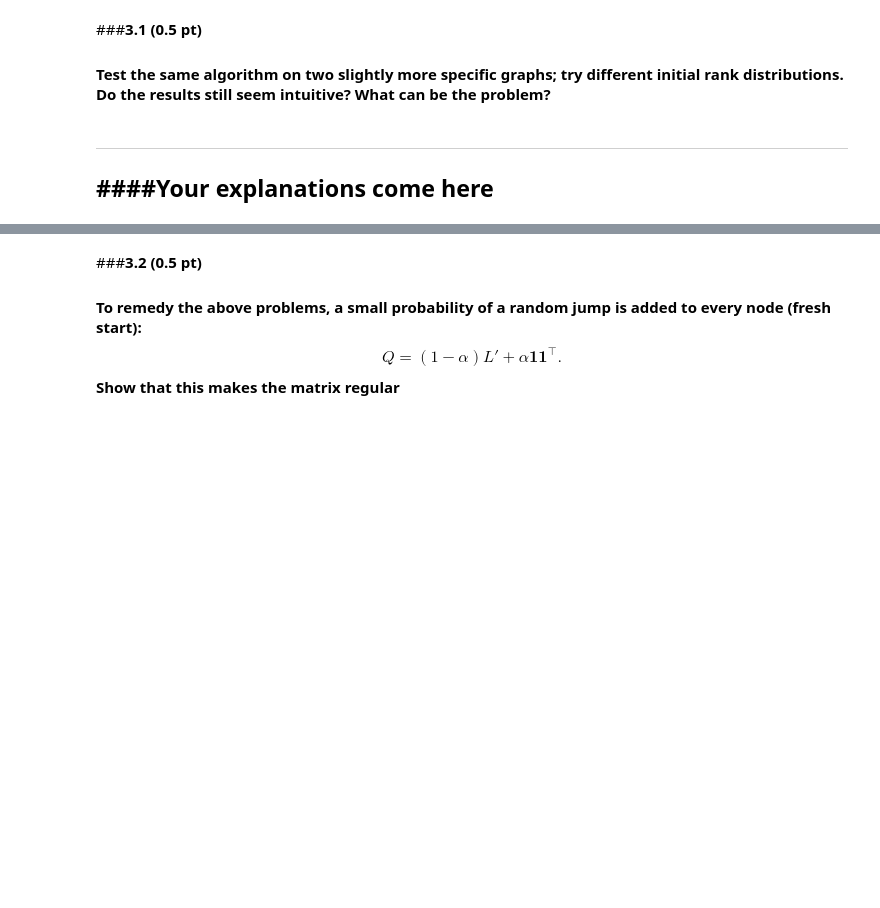
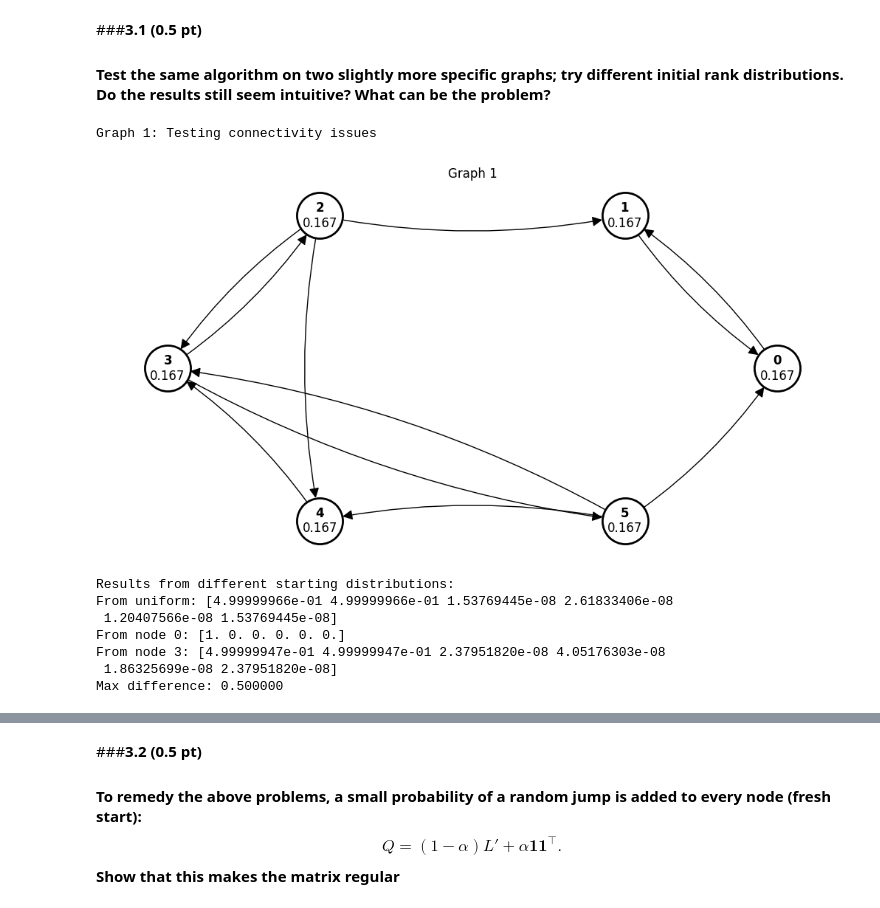
Before and after one commit to nuinashco/LinearAlgebra-UCU, a Jupyter notebook: hw2/task2-page_rank.ipynb, the cells around one changed output, grey strips where cells are left out. Saved outputs shown, nothing was run; the diff lists cells and outputs as text; code cells hidden in the pictures; blank space fills up the shorter version.

```diff
--- a/hw2/task2-page_rank.ipynb
+++ b/hw2/task2-page_rank.ipynb
@@ -152,4 +216,36 @@ plot_graph(G, ranks)
-# %% [markdown]
----
-####**Your explanations come here**
----
+# %%
+# Graph 1: Has disconnected/weakly connected structure
+G1 = np.array([[0, 1, 0, 0, 0, 1],
+              [1, 0, 1, 0, 0, 0],
+              [0, 0, 0, 1, 0, 0],
+              [0, 0, 1, 0, 1, 1],
+              [0, 0, 1, 0, 0, 1],
+              [0, 0, 0, 1, 0, 0]])
+
+print("Graph 1: Testing connectivity issues")
+
+ranks = np.ones(G1.shape[0])/G1.shape[0]
+plot_graph(G1, ranks)
+plt.title("Graph 1")
+plt.show()
+
+# Test from different starting points
+print("Results from different starting distributions:")
+r_uniform = PageRank_2(G1, num_steps=100)
+r_from_0 = PageRank_2(G1, num_steps=100, ranks=np.array([1.0, 0.0, 0.0, 0.0, 0.0, 0.0]))
+r_from_3 = PageRank_2(G1, num_steps=100, ranks=np.array([0.0, 0.0, 0.0, 1.0, 0.0, 0.0]))
+
+print(f"From uniform: {r_uniform}")
+print(f"From node 0: {r_from_0}")
+print(f"From node 3: {r_from_3}")
+print(f"Max difference: {np.max(np.abs(r_from_0 - r_from_3)):.6f}")
+# %% [output]
+Graph 1: Testing connectivity issues
+[figure, added]
+Results from different starting distributions:
+From uniform: [4.99999966e-01 4.99999966e-01 1.53769445e-08 2.61833406e-08
+ 1.20407566e-08 1.53769445e-08]
+From node 0: [1. 0. 0. 0. 0. 0.]
+From node 3: [4.99999947e-01 4.99999947e-01 2.37951820e-08 4.05176303e-08
+ 1.86325699e-08 2.37951820e-08]
+Max difference: 0.500000
```
Also changed, not shown: parts of 28 cells of this notebook, 1 other file.
